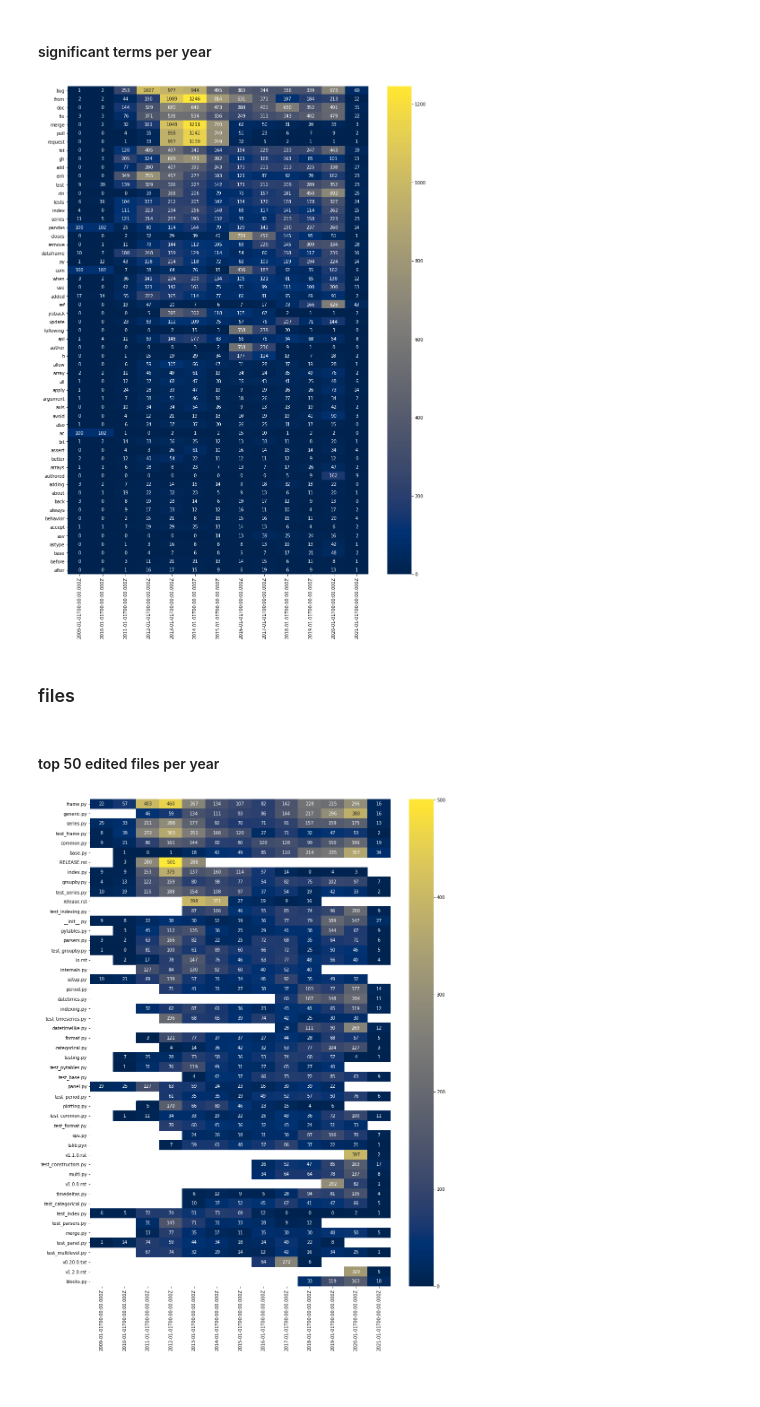
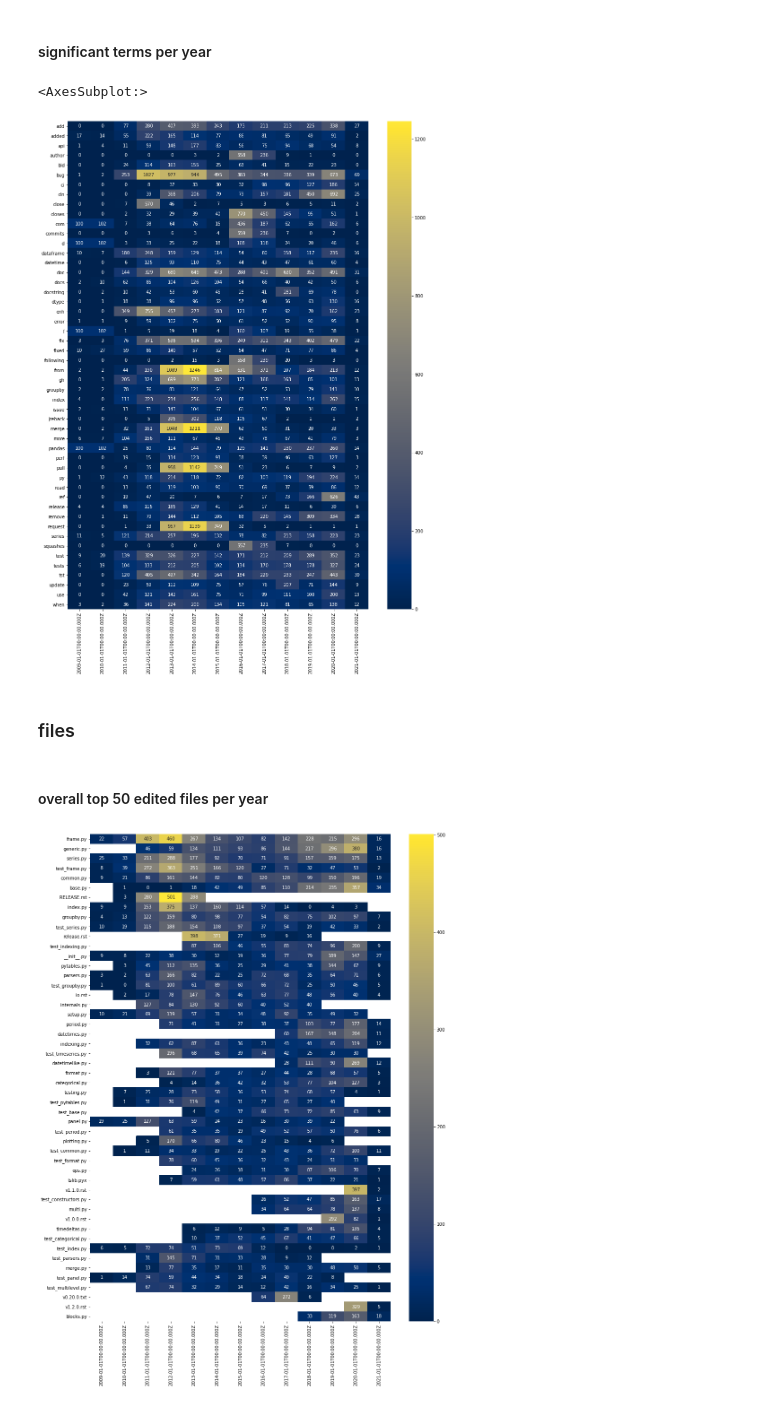
Before and after one commit to netzkolchose/elastipy, a Jupyter notebook: examples/gitlogs.ipynb, the cells around one changed output. Saved outputs shown, nothing was run; the diff lists cells and outputs as text; code cells hidden in the pictures.

```diff
--- a/examples/gitlogs.ipynb
+++ b/examples/gitlogs.ipynb
@@ -11,6 +3,6 @@ def heatmap(matrix, annot=True, fmt=".0f", cmap="cividis", figsize=None, **kwarg
 # %%
 def search():
-    return Search("elastipy-example-commits*")
+    return Search("elastipy-example-commits-pandas")
 # %% [markdown]
 ### activity
 # %% [markdown]
@@ -60,21 +54,20 @@ all authors 2504
 # %% [markdown]
 #### significant terms per year
 # %%
-s = search().term("project", "pandas")
+s = search()
 keywords = set(s.copy().agg_significant_terms(field="message", size=30, shard_size=1000).execute().keys())
 keywords |= set(s.copy().agg_significant_terms(field="message", size=30, shard_size=30000).execute().keys())
+if not keywords:
+    keywords = set(s.copy().agg_terms(field="message", size=50).execute().keys())
 
 agg = s.agg_date_histogram("date", calendar_interval="year")
 agg = agg.agg_filters("word", filters={key: query.Term("message", key) for key in keywords})
-df = agg.execute().df_matrix().transpose()
-df["sum"] = df.sum(axis=1)
-df.sort_values("sum", inplace=True, ascending=False)
-df.pop("sum")
-heatmap(df, figsize=(15, 20))
+agg.execute().plot.heatmap(transpose=True, annot=True, fmt=".0f", figsize=(15, 20))
 # %% [output]
+<AxesSubplot:>
-[figure, old version]
+[figure, new version]
 # %% [markdown]
 ### files
 # %% [markdown]
-#### top 50 edited files per year
+#### overall top 50 edited files per year
 # %%
```
Also changed, not shown: parts of 11 cells of this notebook, 1 other file.
